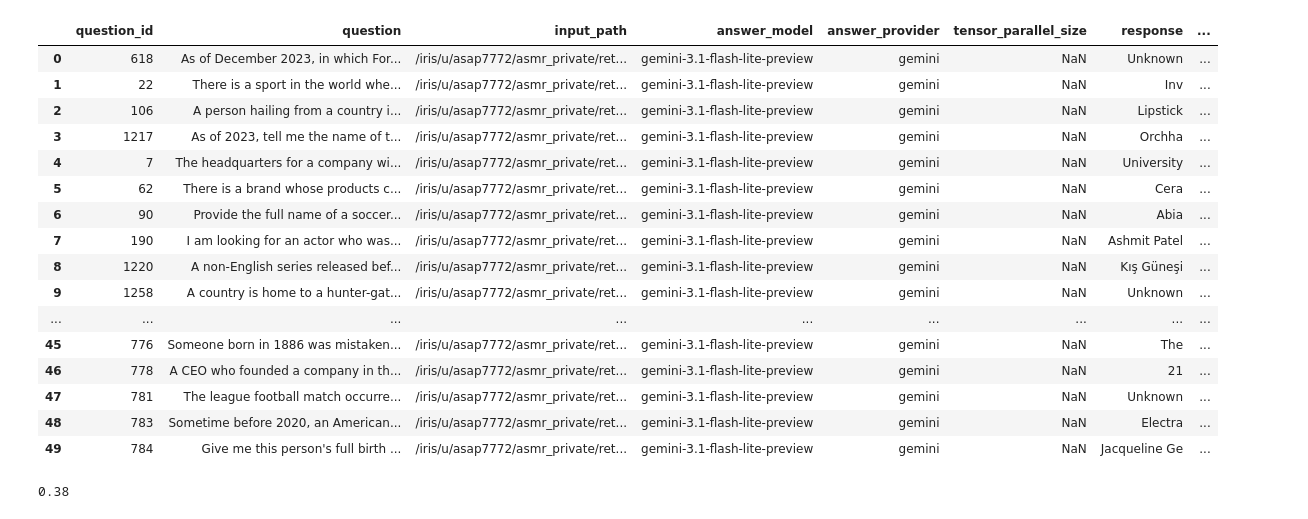
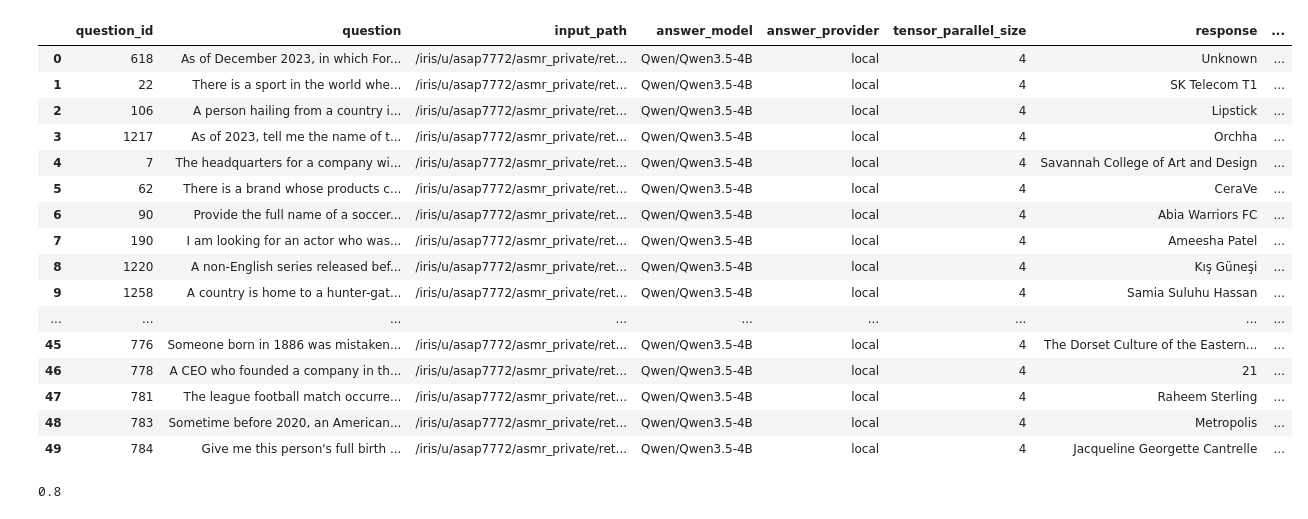
Before and after one commit to Asap7772/asmr_initial_pipeline, a Jupyter notebook: retrieval/view_success_rate.ipynb, the cells around one changed output. Drawn from its saved outputs; the diff is of its cells as text; code cells hidden in the pictures.

```diff
--- a/retrieval/view_success_rate.ipynb
+++ b/retrieval/view_success_rate.ipynb
@@ -1,30 +1,36 @@
 # %%
 import pandas as pd
 
 # df = pd.read_json('/iris/u/asap7772/asmr_private/retrieval/heldout_answers.jsonl', lines=True)
 # df = pd.read_json('/iris/u/asap7772/asmr_private/retrieval/heldout_answers_reranked.jsonl', lines=True)
-df = pd.read_json('/iris/u/asap7772/asmr_private/retrieval/heldout_answers_gemini.jsonl', lines=True)
+# df = pd.read_json('/iris/u/asap7772/asmr_private/retrieval/heldout_answers_gemini.jsonl', lines=True)
 # df = pd.read_json('/iris/u/asap7772/asmr_private/retrieval/heldout_answers_reranked_gemini.jsonl', lines=True)
+
+# df = pd.read_json('/iris/u/asap7772/asmr_private/retrieval/heldout_answers_supponly_gemini.jsonl', lines=True)
+# df = pd.read_json('/iris/u/asap7772/asmr_private/retrieval/heldout_answers_supponly_qwen.jsonl', lines=True)
+
+df = pd.read_json('/iris/u/asap7772/asmr_private/retrieval/heldout_answers_reranked_supponly_qwen.jsonl', lines=True)
+# df = pd.read_json('/iris/u/asap7772/asmr_private/retrieval/heldout_answers_reranked_supponly_gemini.jsonl', lines=True)
 df
 # %% [output]
 |  | question_id | question | input_path | answer_model | answer_provider | tensor_parallel_size | response | ... |
-| 0 | 618 | As of December 2023, in which For... | /iris/u/asap7772/asmr_private/ret... | gemini-3.1-flash-lite-preview | gemini | NaN | Unknown | ... |
-| 1 | 22 | There is a sport in the world whe... | /iris/u/asap7772/asmr_private/ret... | gemini-3.1-flash-lite-preview | gemini | NaN | Inv | ... |
-| 2 | 106 | A person hailing from a country i... | /iris/u/asap7772/asmr_private/ret... | gemini-3.1-flash-lite-preview | gemini | NaN | Lipstick | ... |
-| 3 | 1217 | As of 2023, tell me the name of t... | /iris/u/asap7772/asmr_private/ret... | gemini-3.1-flash-lite-preview | gemini | NaN | Orchha | ... |
-| 4 | 7 | The headquarters for a company wi... | /iris/u/asap7772/asmr_private/ret... | gemini-3.1-flash-lite-preview | gemini | NaN | University | ... |
-| 5 | 62 | There is a brand whose products c... | /iris/u/asap7772/asmr_private/ret... | gemini-3.1-flash-lite-preview | gemini | NaN | Cera | ... |
-| 6 | 90 | Provide the full name of a soccer... | /iris/u/asap7772/asmr_private/ret... | gemini-3.1-flash-lite-preview | gemini | NaN | Abia | ... |
-| 7 | 190 | I am looking for an actor who was... | /iris/u/asap7772/asmr_private/ret... | gemini-3.1-flash-lite-preview | gemini | NaN | Ashmit Patel | ... |
-| 8 | 1220 | A non-English series released bef... | /iris/u/asap7772/asmr_private/ret... | gemini-3.1-flash-lite-preview | gemini | NaN | Kış Güneşi | ... |
-| 9 | 1258 | A country is home to a hunter-gat... | /iris/u/asap7772/asmr_private/ret... | gemini-3.1-flash-lite-preview | gemini | NaN | Unknown | ... |
+| 0 | 618 | As of December 2023, in which For... | /iris/u/asap7772/asmr_private/ret... | Qwen/Qwen3.5-4B | local | 4 | Unknown | ... |
+| 1 | 22 | There is a sport in the world whe... | /iris/u/asap7772/asmr_private/ret... | Qwen/Qwen3.5-4B | local | 4 | SK Telecom T1 | ... |
+| 2 | 106 | A person hailing from a country i... | /iris/u/asap7772/asmr_private/ret... | Qwen/Qwen3.5-4B | local | 4 | Lipstick | ... |
+| 3 | 1217 | As of 2023, tell me the name of t... | /iris/u/asap7772/asmr_private/ret... | Qwen/Qwen3.5-4B | local | 4 | Orchha | ... |
+| 4 | 7 | The headquarters for a company wi... | /iris/u/asap7772/asmr_private/ret... | Qwen/Qwen3.5-4B | local | 4 | Savannah College of Art and Design | ... |
+| 5 | 62 | There is a brand whose products c... | /iris/u/asap7772/asmr_private/ret... | Qwen/Qwen3.5-4B | local | 4 | CeraVe | ... |
+| 6 | 90 | Provide the full name of a soccer... | /iris/u/asap7772/asmr_private/ret... | Qwen/Qwen3.5-4B | local | 4 | Abia Warriors FC | ... |
+| 7 | 190 | I am looking for an actor who was... | /iris/u/asap7772/asmr_private/ret... | Qwen/Qwen3.5-4B | local | 4 | Ameesha Patel | ... |
+| 8 | 1220 | A non-English series released bef... | /iris/u/asap7772/asmr_private/ret... | Qwen/Qwen3.5-4B | local | 4 | Kış Güneşi | ... |
+| 9 | 1258 | A country is home to a hunter-gat... | /iris/u/asap7772/asmr_private/ret... | Qwen/Qwen3.5-4B | local | 4 | Samia Suluhu Hassan | ... |
 | ... | ... | ... | ... | ... | ... | ... | ... | ... |
-| 45 | 776 | Someone born in 1886 was mistaken... | /iris/u/asap7772/asmr_private/ret... | gemini-3.1-flash-lite-preview | gemini | NaN | The | ... |
-| 46 | 778 | A CEO who founded a company in th... | /iris/u/asap7772/asmr_private/ret... | gemini-3.1-flash-lite-preview | gemini | NaN | 21 | ... |
-| 47 | 781 | The league football match occurre... | /iris/u/asap7772/asmr_private/ret... | gemini-3.1-flash-lite-preview | gemini | NaN | Unknown | ... |
-| 48 | 783 | Sometime before 2020, an American... | /iris/u/asap7772/asmr_private/ret... | gemini-3.1-flash-lite-preview | gemini | NaN | Electra | ... |
-| 49 | 784 | Give me this person's full birth ... | /iris/u/asap7772/asmr_private/ret... | gemini-3.1-flash-lite-preview | gemini | NaN | Jacqueline Ge | ... |
+| 45 | 776 | Someone born in 1886 was mistaken... | /iris/u/asap7772/asmr_private/ret... | Qwen/Qwen3.5-4B | local | 4 | The Dorset Culture of the Eastern... | ... |
+| 46 | 778 | A CEO who founded a company in th... | /iris/u/asap7772/asmr_private/ret... | Qwen/Qwen3.5-4B | local | 4 | 21 | ... |
+| 47 | 781 | The league football match occurre... | /iris/u/asap7772/asmr_private/ret... | Qwen/Qwen3.5-4B | local | 4 | Raheem Sterling | ... |
+| 48 | 783 | Sometime before 2020, an American... | /iris/u/asap7772/asmr_private/ret... | Qwen/Qwen3.5-4B | local | 4 | Metropolis | ... |
+| 49 | 784 | Give me this person's full birth ... | /iris/u/asap7772/asmr_private/ret... | Qwen/Qwen3.5-4B | local | 4 | Jacqueline Georgette Cantrelle | ... |
 # %%
 print(df['correctness'].mean())
 # %% [output]
-0.38
+0.8
```
Also changed, not shown: 11 other files.
